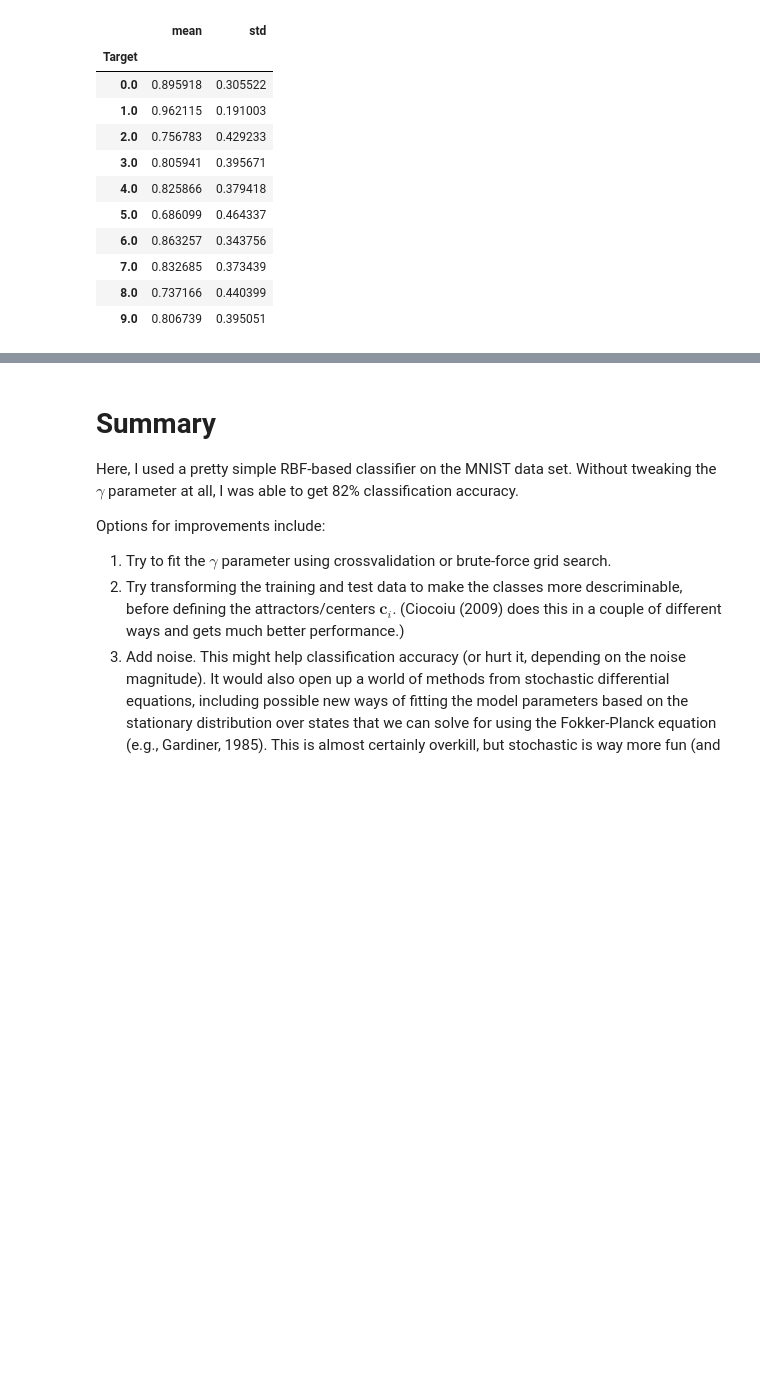
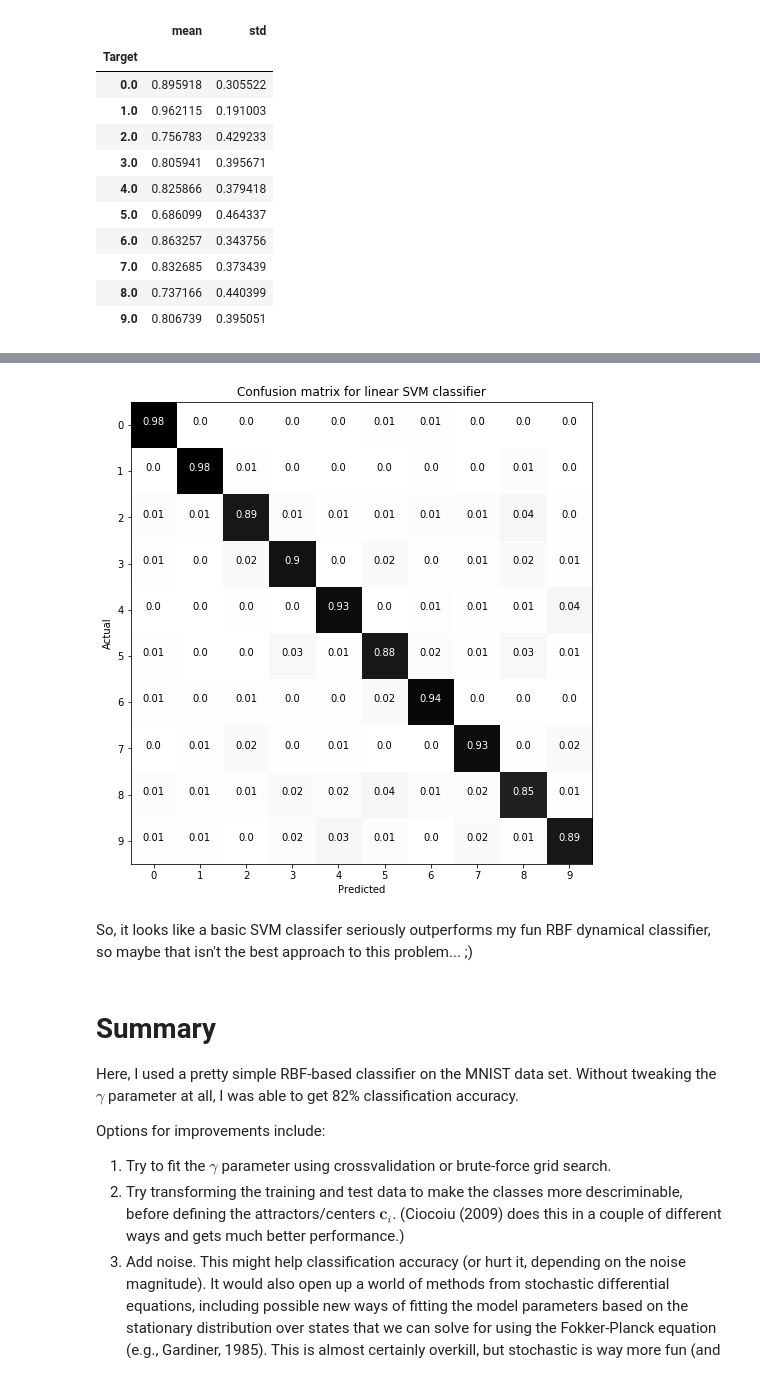
Before and after one commit to garrett-m-smith/MLFun, a Jupyter notebook: MNISTwRBFs.ipynb, the cells around one changed output, grey strips where cells are left out. Drawn from its saved outputs; the diff is of its cells as text; code cells hidden in the pictures; blank space fills up the shorter version.

```diff
--- a/MNISTwRBFs.ipynb
+++ b/MNISTwRBFs.ipynb
@@ -220,3 +258,25 @@ Looks like the lowest performance was on 5s, which is not too surprising. In the
+# %%
+ypred = svm_clf.predict(Xtest)
+svm_cm = confusion_matrix(ytest, ypred)
+svm_cm_norm = svm_cm / svm_cm.sum(axis=1)
+
+plt.figure(figsize=(7, 7))
+plt.imshow(svm_cm_norm, interpolation='nearest', cmap=plt.cm.gray_r)
+plt.xticks(np.arange(9, -1, -1))
+plt.yticks(np.arange(0, 10, 1))
+# plt.colorbar()
+for i, j in product(range(svm_cm_norm.shape[0]), range(svm_cm_norm.shape[1])):
+    plt.text(j, i, np.round(svm_cm_norm[i, j], 2), horizontalalignment='center',
+             color="white" if svm_cm_norm[i, j] > 0.6 else "black")
+plt.tight_layout()
+plt.title('Confusion matrix for linear SVM classifier')
+plt.ylabel('Actual')
+plt.xlabel('Predicted')
+plt.show()
+# %% [output]
+[figure, added]
+# %% [markdown]
+So, it looks like a basic SVM classifer seriously outperforms my fun RBF dynamical classifier, so maybe that isn't the best approach to this problem... ;)
 # %% [markdown]
 # Summary
 
```
Also changed, not shown: parts of 7 cells of this notebook.
